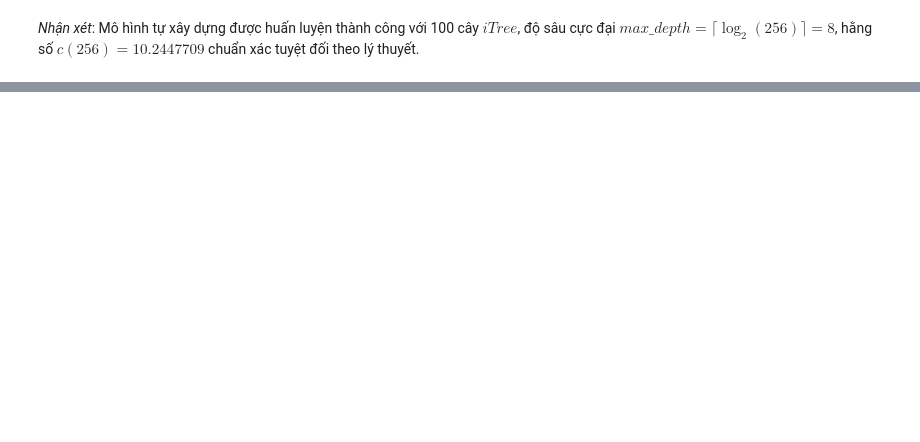
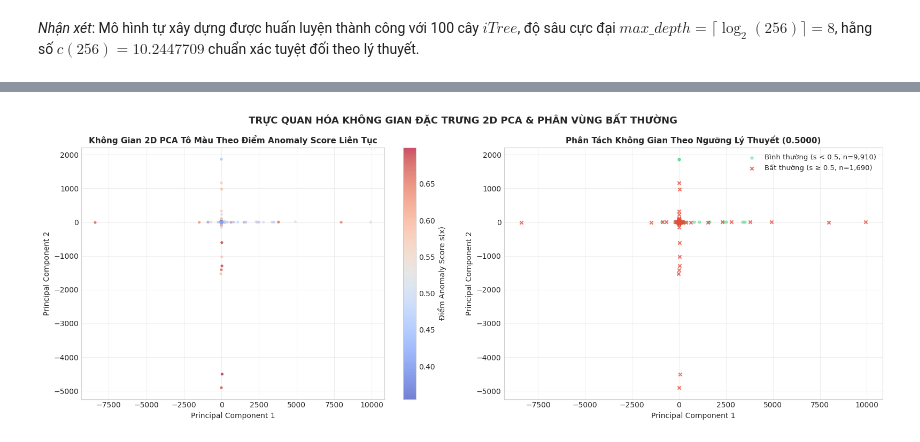
Before and after one commit to vongocgiavy/IFOREST, a Jupyter notebook: shuttle_anomaly_detection_iforest.ipynb, the cells around one changed output, grey strips where cells are left out. Saved outputs shown, nothing was run; the diff lists cells and outputs as text; code cells hidden in the pictures; blank space fills up the shorter version.

```diff
--- a/shuttle_anomaly_detection_iforest.ipynb
+++ b/shuttle_anomaly_detection_iforest.ipynb
@@ -783,0 +658,46 @@ Mức độ cảnh báo          : NGUY HIỂM CAO (Cảnh báo đỏ)
+# %%
+# Chiếu giảm chiều PCA 2D thuần NumPy trên tập Test
+X_te_vals = X_test.values.astype(np.float64)
+# Chuẩn hóa tâm về 0
+X_centered = X_te_vals - np.mean(X_te_vals, axis=0)
+
+# Tính ma trận hiệp phương sai và vector riêng
+cov_mat = np.cov(X_centered, rowvar=False)
+eigen_vals, eigen_vecs = np.linalg.eigh(cov_mat)
+
+# Chọn 2 vector riêng có trị riêng lớn nhất
+top_eigen_indices = np.argsort(eigen_vals)[::-1][:2]
+pca_components = eigen_vecs[:, top_eigen_indices]
+
+# Chiếu dữ liệu xuống 2D
+X_pca = np.dot(X_centered, pca_components)
+
+# Biểu đồ PCA 2D với gradient màu Anomaly Score
+fig, axes = plt.subplots(1, 2, figsize=(16, 6))
+
+# Đồ thị 1: Tô màu theo Anomaly Score liên tục
+sc1 = axes[0].scatter(X_pca[:, 0], X_pca[:, 1], c=test_scores, cmap='coolwarm', s=14, alpha=0.7, edgecolors='none')
+cbar1 = plt.colorbar(sc1, ax=axes[0])
+cbar1.set_label('Điểm Anomaly Score s(x)', fontsize=10)
+axes[0].set_title('Không Gian 2D PCA Tô Màu Theo Điểm Anomaly Score Liên Tục', fontsize=11, fontweight='bold')
+axes[0].set_xlabel('Principal Component 1', fontsize=10)
+axes[0].set_ylabel('Principal Component 2', fontsize=10)
+axes[0].grid(alpha=0.3)
+
+# Đồ thị 2: Phân loại theo Ngưỡng Lý thuyết 0.5000
+normal_mask = (test_scores < th_theo)
+anom_mask = (test_scores >= th_theo)
+
+axes[1].scatter(X_pca[normal_mask, 0], X_pca[normal_mask, 1], c='#2ecc71', s=12, alpha=0.4, label=f'Bình thường (s < 0.5, n={np.sum(normal_mask):,})')
+axes[1].scatter(X_pca[anom_mask, 0], X_pca[anom_mask, 1], c='#e74c3c', s=20, alpha=0.8, marker='x', label=f'Bất thường (s ≥ 0.5, n={np.sum(anom_mask):,})')
+axes[1].set_title('Phân Tách Không Gian Theo Ngưỡng Lý Thuyết (0.5000)', fontsize=11, fontweight='bold')
+axes[1].set_xlabel('Principal Component 1', fontsize=10)
+axes[1].set_ylabel('Principal Component 2', fontsize=10)
+axes[1].legend(loc='upper right', fontsize=9.5)
+axes[1].grid(alpha=0.3)
+
+plt.suptitle('TRỰC QUAN HÓA KHÔNG GIAN ĐẶC TRƯNG 2D PCA & PHÂN VÙNG BẤT THƯỜNG', fontsize=13, fontweight='bold')
+plt.tight_layout()
+plt.show()
+# %% [output]
+[figure, added]
```
Also changed, not shown: parts of 76 cells of this notebook, 8 other files.
